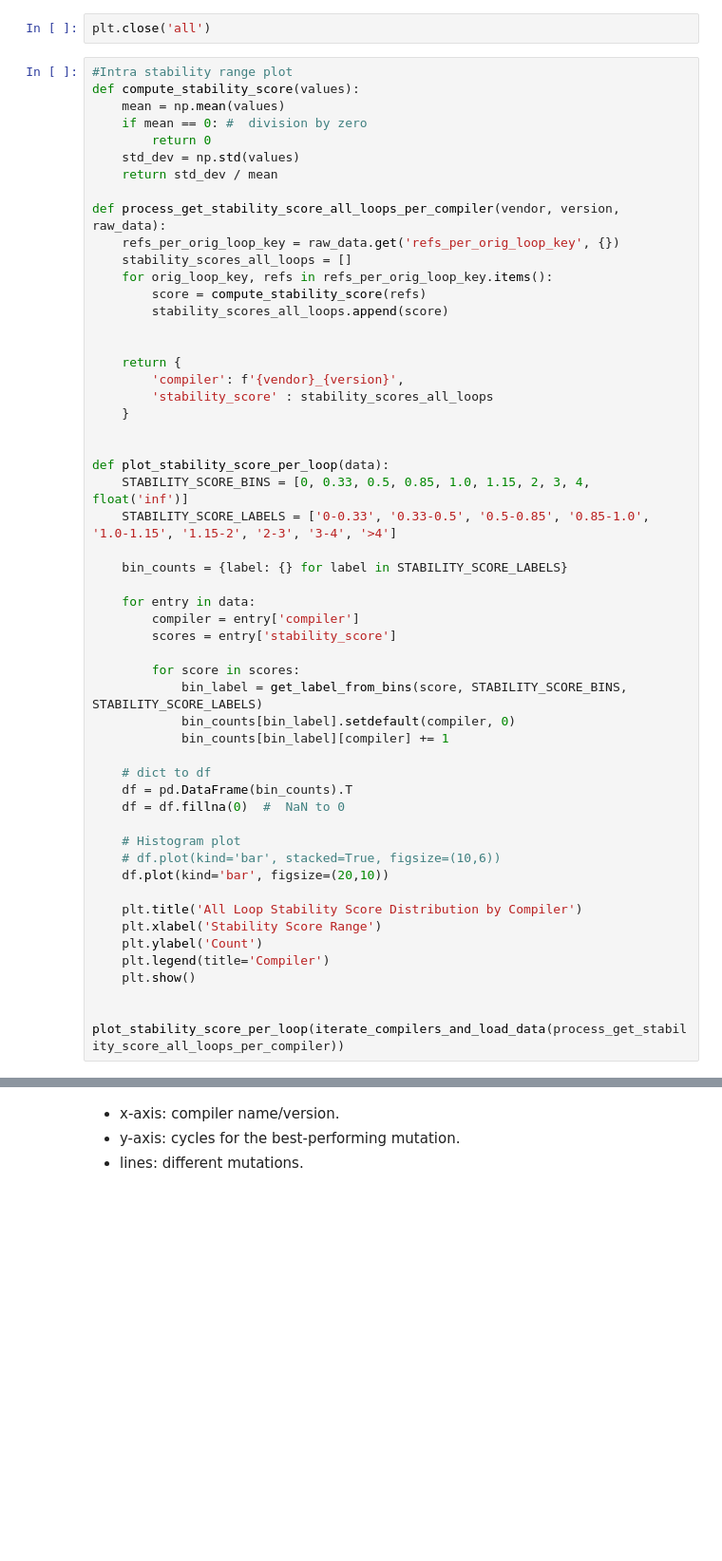
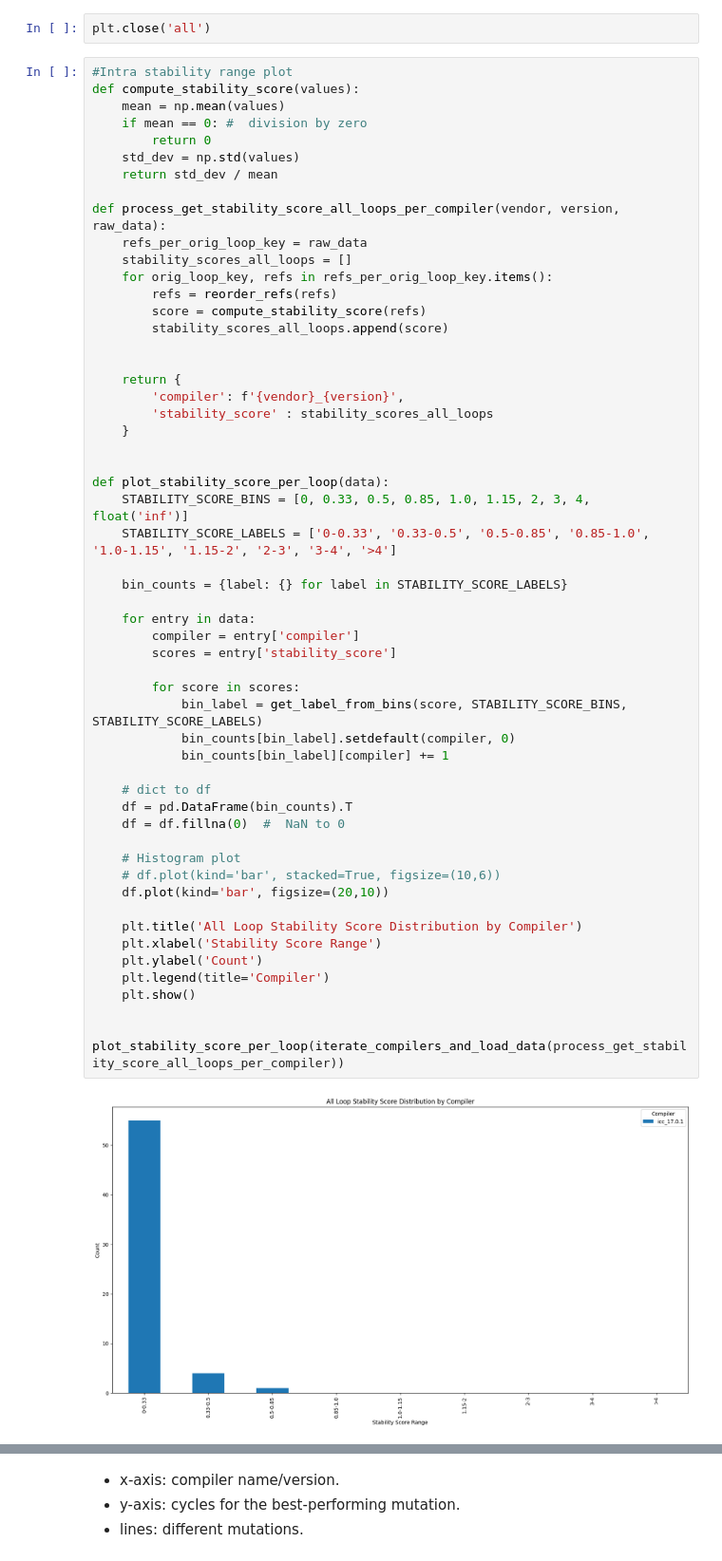
Before and after one commit to intel/program-optimization-advice-exploration-scripts, a Jupyter notebook: qaas-web/lore/backend/db_graph.ipynb, the cells around one changed output, grey strips where cells are left out. Shown at 95% size. Drawn from its saved outputs; the diff is of its cells as text; blank space fills up the shorter version.

```diff
--- a/qaas-web/lore/backend/db_graph.ipynb
+++ b/qaas-web/lore/backend/db_graph.ipynb
@@ -516,9 +437,10 @@ def compute_stability_score(values):
     return std_dev / mean
 
 def process_get_stability_score_all_loops_per_compiler(vendor, version, raw_data):
-    refs_per_orig_loop_key = raw_data.get('refs_per_orig_loop_key', {})
+    refs_per_orig_loop_key = raw_data
     stability_scores_all_loops = []
     for orig_loop_key, refs in refs_per_orig_loop_key.items():
+        refs = reorder_refs(refs)
         score = compute_stability_score(refs)
         stability_scores_all_loops.append(score)
 
@@ -533,33 +455,35 @@ def plot_stability_score_per_loop(data):
     STABILITY_SCORE_BINS = [0, 0.33, 0.5, 0.85, 1.0, 1.15, 2, 3, 4, float('inf')]
     STABILITY_SCORE_LABELS = ['0-0.33', '0.33-0.5', '0.5-0.85', '0.85-1.0', '1.0-1.15', '1.15-2', '2-3', '3-4', '>4']
 
     bin_counts = {label: {} for label in STABILITY_SCORE_LABELS}
 
     for entry in data:
         compiler = entry['compiler']
         scores = entry['stability_score']
 
         for score in scores:
             bin_label = get_label_from_bins(score, STABILITY_SCORE_BINS, STABILITY_SCORE_LABELS)
             bin_counts[bin_label].setdefault(compiler, 0)
             bin_counts[bin_label][compiler] += 1
 
     # dict to df
     df = pd.DataFrame(bin_counts).T
     df = df.fillna(0)  #  NaN to 0
 
     # Histogram plot
     # df.plot(kind='bar', stacked=True, figsize=(10,6))
     df.plot(kind='bar', figsize=(20,10))
 
     plt.title('All Loop Stability Score Distribution by Compiler')
     plt.xlabel('Stability Score Range')
     plt.ylabel('Count')
     plt.legend(title='Compiler')
     plt.show()
 
 
 plot_stability_score_per_loop(iterate_compilers_and_load_data(process_get_stability_score_all_loops_per_compiler))
+# %% [output]
+[figure, added]
 # %%
 @with_app_context
 def get_loops_scores_by_transformation(vendor, version, raw_data, interchange_order = -1, tiling_order = -1, unrolling_order = -1, distribution_order = -1, unrolljam_order = -1 ):
```
Also changed, not shown: parts of 13 cells of this notebook, 15 other files.
